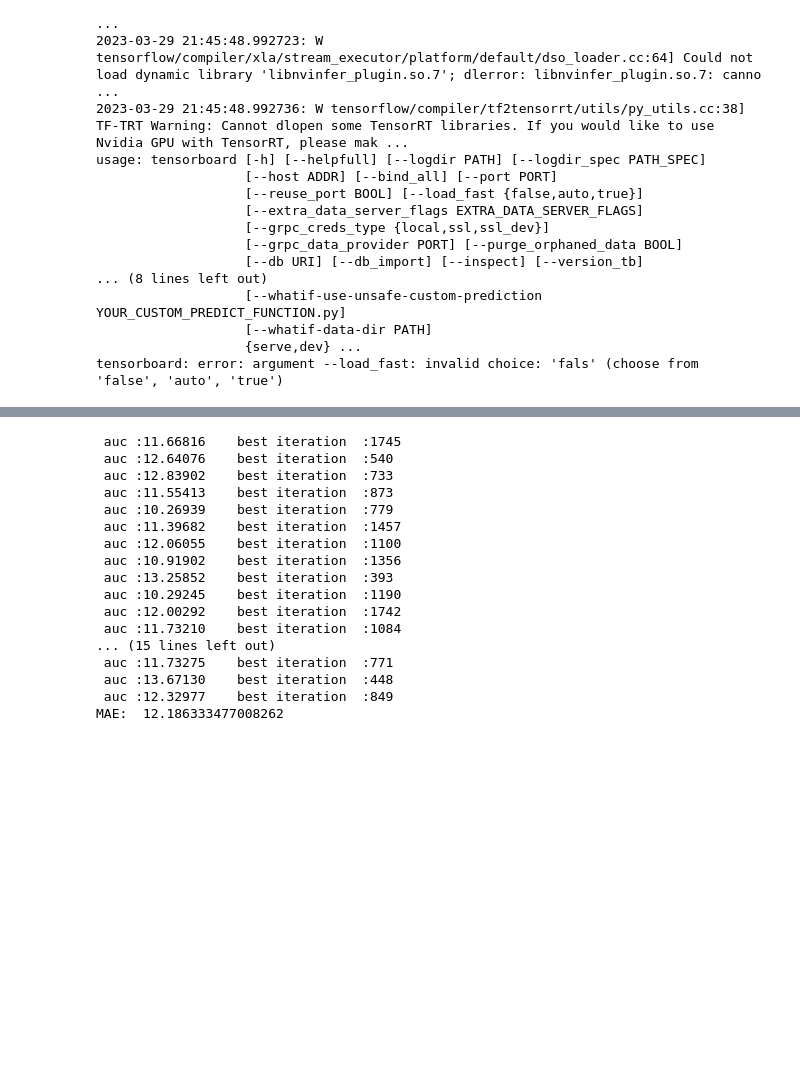
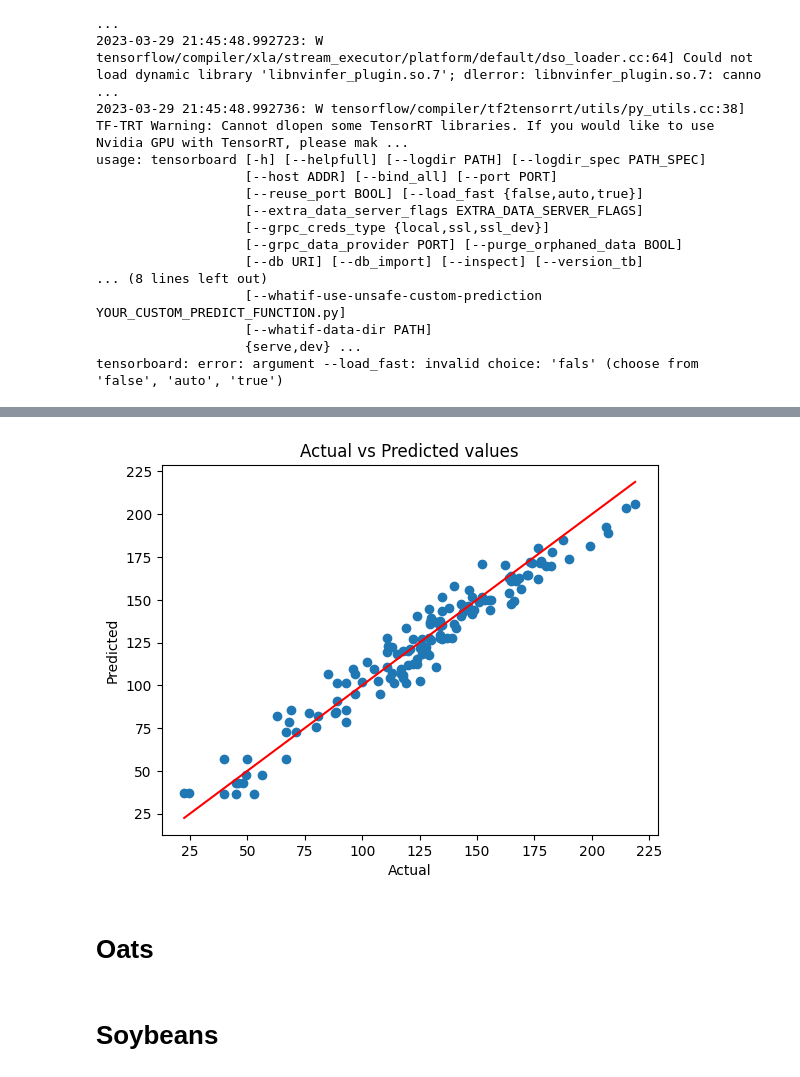
Before and after one commit to lacykaltgr/Morgan-Stanley-Quant-Challange, a Jupyter notebook: quant.ipynb, the cells around one changed output, grey strips where cells are left out. Cells and saved outputs as stored; diff of their text form; code cells hidden in the pictures; blank space fills up the shorter version.

```diff
--- a/quant.ipynb
+++ b/quant.ipynb
@@ -278,6 +348,12 @@ corn_df_extended = pd.merge(corn_df, county_locations_df, how='outer', left_on='
 # %%
-corn_df_clean = corn_df_extended.drop(["County", "Commodity", "Crop", "county_name", "capital_name", "production", "acres"], axis=1)
-corn_df_clean = corn_df_clean[corn_df_clean["yield"].notnull() & corn_df_clean["county_latitude"].notnull() & corn_df_clean["county_longitude"].notnull()]
+def clean(df):
+  df_clean = df.drop(["County", "Commodity", "Crop", "county_name", "capital_name", "production", "acres"], axis=1)
+  df_clean = df_clean[df_clean["yield"].notnull() & df_clean["county_latitude"].notnull() & df_clean["county_longitude"].notnull()]
+  return df_clean
+
+corn_df_clean = clean(corn_df_extended)
+oat_df_clean = clean(oat_df_extended)
+soybean_df_clean = clean(soybean_df_extended)
 # %% [markdown]
 #Putting it all together...
 # %%
@@ -377,6 +502,6 @@ len(data)
 #plt.xticks(range(len(valid_adatok)), x_values, rotation=90)
 #plt.plot(valid_adatok)
 # %%
-data = list(filter(lambda x: x["weather"].to_numpy().shape[0] > 26, data))
+data = list(filter(lambda x: x["weather"].to_numpy().shape[0] == 52, data))
 len(data)
 # %% [output]
@@ -542,5 +661,5 @@ X = pd.DataFrame(np.stack(X))
 # %%
-param_grid = {'n_estimators': [ 1000, 1250, 1500, 1750, 2000, 2500, 3000],
+param_grid = {'n_estimators': [ 1000, 1500, 1750, 2000, 2500, 3000],
    "learning_rate": [0.03, 0.04, 0.045, 0.05,0.065 ],
    "max_depth": [ 1, 2, 3, 4, 5, 6, 8],
    "min_child_weight": [3, 4, 5, 6, 7],
@@ -551,5 +670,5 @@ param_grid = {'n_estimators': [ 1000, 1250, 1500, 1750, 2000, 2500, 3000],
 from sklearn.model_selection import RandomizedSearchCV
 from xgboost import XGBRegressor
 
-RS_XGB = RandomizedSearchCV(estimator=XGBRegressor(early_stopping_rounds=50), param_distributions=param_grid, n_iter=200, cv=10 ,n_jobs=-1, random_state=0)
+RS_XGB = RandomizedSearchCV(estimator=XGBRegressor(early_stopping_rounds=20), param_distributions=param_grid, n_iter=15, cv=5 ,n_jobs=-1, random_state=0)
 RS_XGB.fit(X_train, y_train, eval_set=[(X_train,y_train),(X_val,y_val)],verbose=0)
@@ -562,9 +750,30 @@ y = pd.DataFrame(y)
+# %%
+import matplotlib.pyplot as plt
+
+preds_corn = []
+for model in xgb_models:
+    preds_corn.append(model.predict(X_val))
+
+# take the mean of the test predictions
+mean_test_preds = np.mean(preds_corn, axis=0)
+
+# Plot the actual vs predicted values
+plt.scatter(y_val, mean_test_preds)
+plt.plot(np.linspace(min(y_val), max(y_val)), np.linspace(min(y_val), max(y_val)), color='red')
+plt.xlabel('Actual')
+plt.ylabel('Predicted')
+plt.title('Actual vs Predicted values')
+plt.show()
+# %% [output]
+[figure, added]
+# %% [markdown]
+# Oats
 # %%
 from sklearn.metrics import mean_absolute_error, roc_auc_score
 from sklearn.model_selection import KFold
 
 
-xgb_models = []
+oats_models = []
 scores = []
 feature_importances = []
 
@@ -585,29 +794,11 @@ for fold, (train_idx, val_idx) in enumerate(skf.split(X, y)):
     feature_importances.append({i: j for i in model.feature_names_in_ for j in model.feature_importances_ })
     print(f' mae :{val_score:.5f}    best iteration  :{best_iter}')
 
-    if (val_score < 15):
+    if (val_score < 11):
         scores.append(val_score)
-        xgb_models.append(model)
+        oats_models.append(model)
 
 
 mean_val_auc = np.array(scores).mean(0)
 print(f'MAE:  {mean_val_auc}')
-# %% [output]
- auc :11.66816    best iteration  :1745
- auc :12.64076    best iteration  :540
- auc :12.83902    best iteration  :733
- auc :11.55413    best iteration  :873
- auc :10.26939    best iteration  :779
- auc :11.39682    best iteration  :1457
- auc :12.06055    best iteration  :1100
- auc :10.91902    best iteration  :1356
- auc :13.25852    best iteration  :393
- auc :10.29245    best iteration  :1190
- auc :12.00292    best iteration  :1742
- auc :11.73210    best iteration  :1084
-... (15 lines left out)
- auc :11.73275    best iteration  :771
- auc :13.67130    best iteration  :448
- auc :12.32977    best iteration  :849
-MAE:  12.186333477008262
 # %%
@@ -620,3 +811,5 @@ plt.xlabel('Actual')
 plt.ylabel('Predicted')
 plt.title('Actual vs Predicted values')
 plt.show()
+# %% [markdown]
+# Soybeans
```
Also changed, not shown: parts of 42 cells of this notebook.
